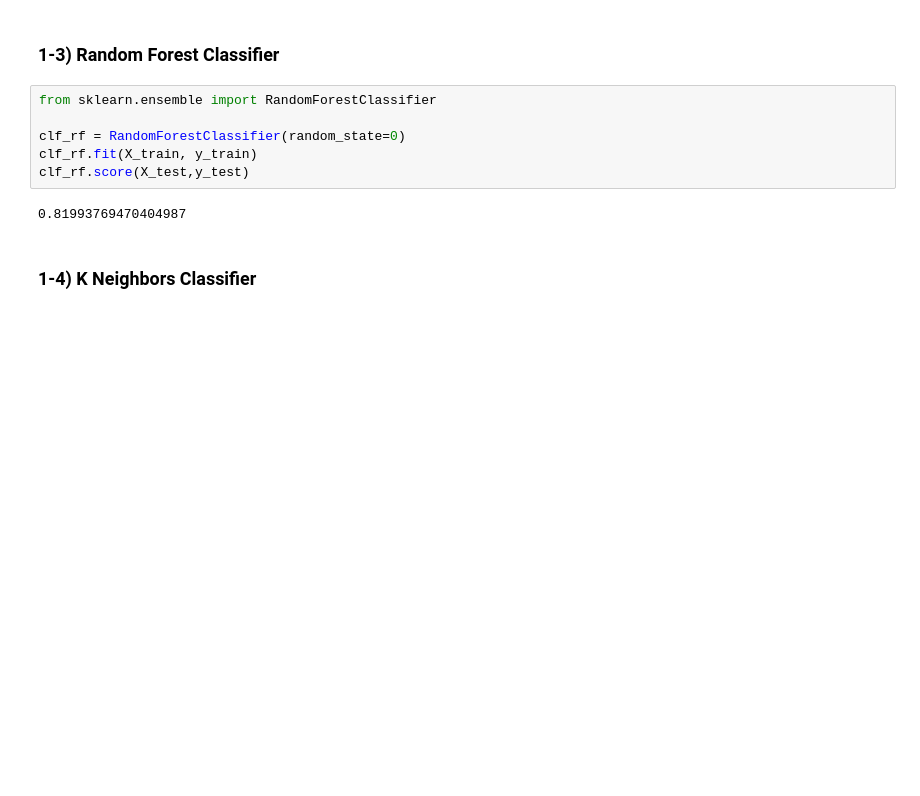
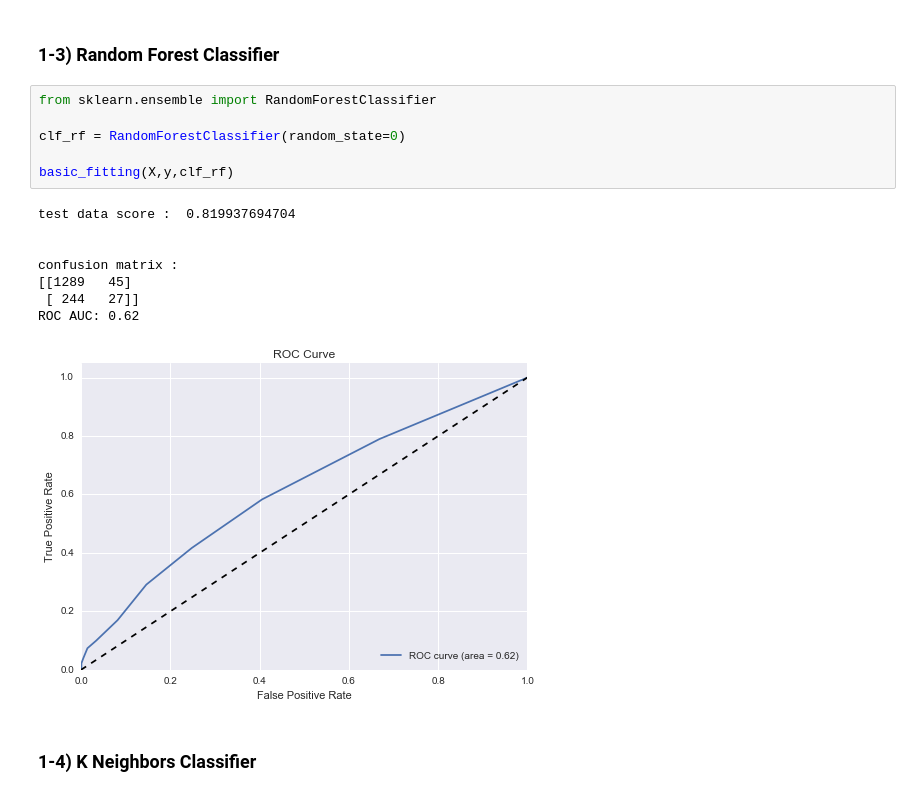
Before and after one commit to yennanliu/Kaggle.com_mini_project, a Jupyter notebook: Speed_Dating/Kaggle_Speeding_Dating.ipynb, the cells around one changed output. Cells and saved outputs as stored; diff of their text form; blank space fills up the shorter version.

```diff
--- a/Speed_Dating/Kaggle_Speeding_Dating.ipynb
+++ b/Speed_Dating/Kaggle_Speeding_Dating.ipynb
@@ -109,11 +187,18 @@ clf.score(X_test,y_test)
 # %%
 from sklearn.ensemble import RandomForestClassifier
 
 clf_rf = RandomForestClassifier(random_state=0)
-clf_rf.fit(X_train, y_train)
-clf_rf.score(X_test,y_test)
+
+basic_fitting(X,y,clf_rf)
 # %% [output]
-0.81993769470404987
+test data score :  0.819937694704
+
+
+confusion matrix :
+[[1289   45]
+ [ 244   27]]
+ROC AUC: 0.62
+[figure, added]
 # %% [markdown]
 ### 1-4) K Neighbors Classifier
 # %%
```
Also changed, not shown: parts of 11 cells of this notebook.
